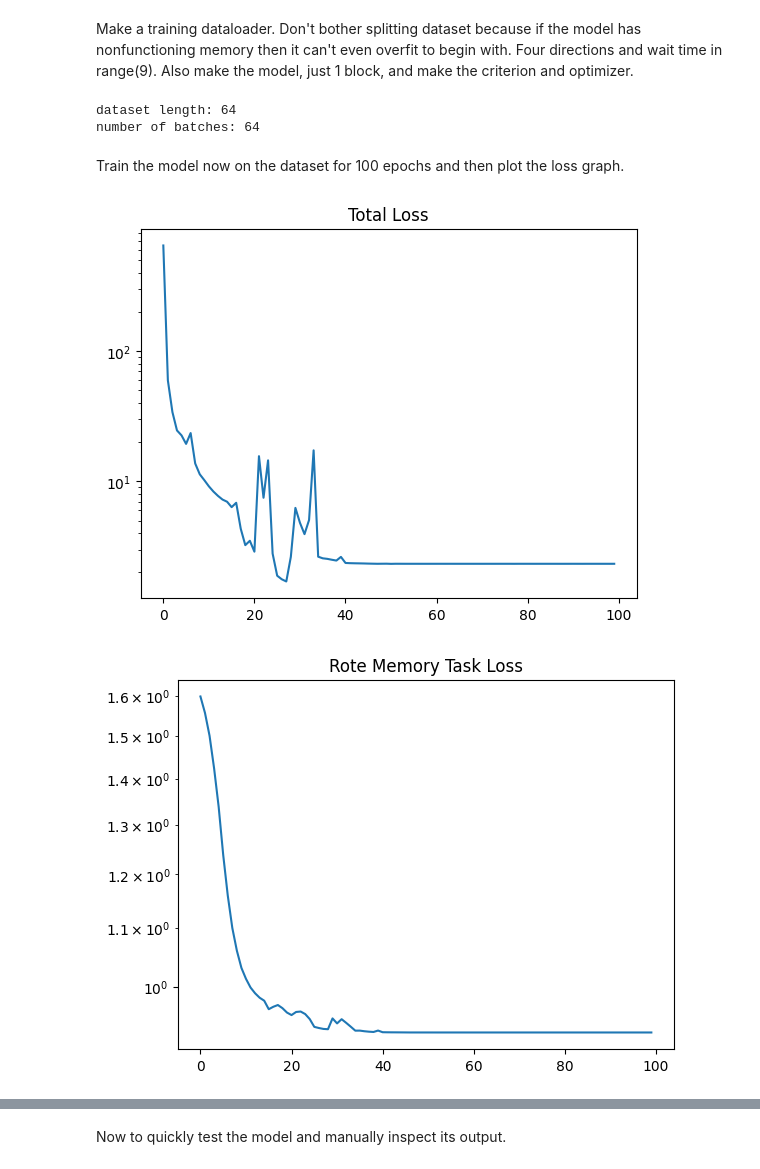
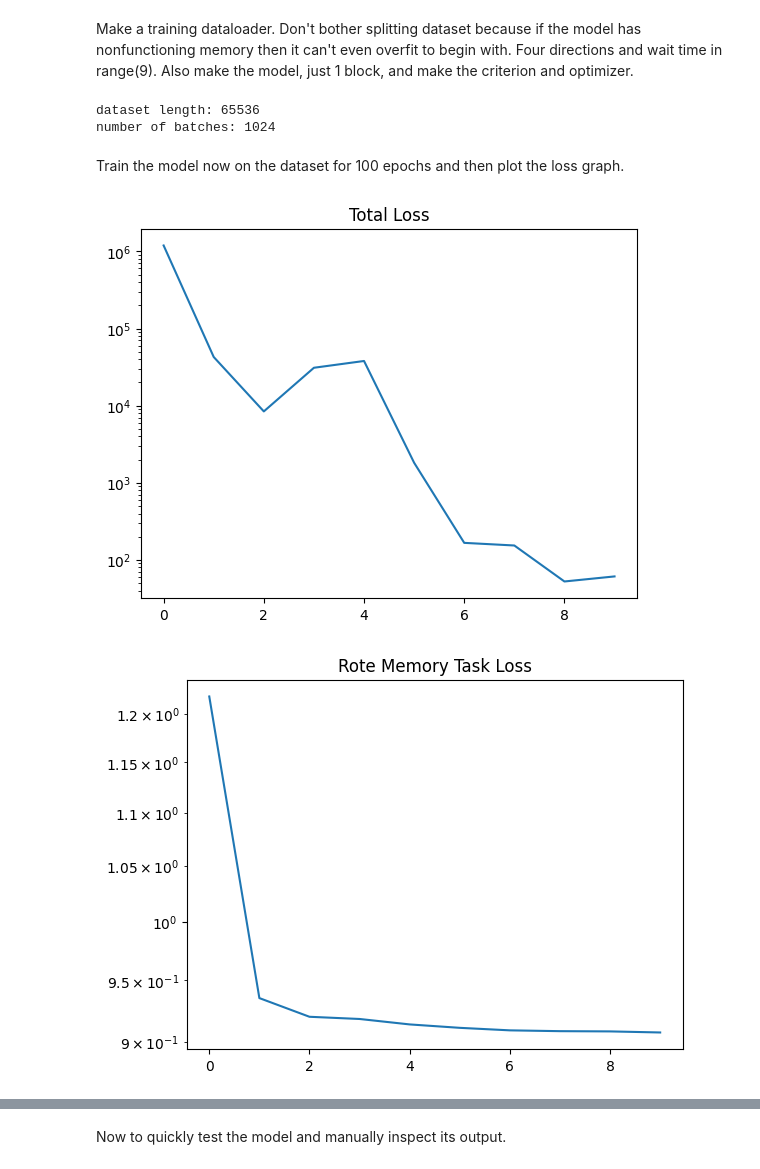
Before and after one commit to IanPTan/MoPeA, a Jupyter notebook: src/rote_test.ipynb, the cells around one changed output, grey strips where cells are left out. Saved outputs shown, nothing was run; the diff lists cells and outputs as text; code cells hidden in the pictures.

Commit message:
extended sequence length, and fixed up a couple cells

```diff
--- a/src/rote_test.ipynb
+++ b/src/rote_test.ipynb
@@ -77,14 +77,14 @@ tensor([[4, 4, 4, 4, 4, 3, 3, 3, 3]])
 Make a training dataloader. Don't bother splitting dataset because if the model has nonfunctioning memory then it can't even overfit to begin with. Four directions and wait time in range(9). Also make the model, just 1 block, and make the criterion and optimizer.
 # %%
 DIRECTIONS = 4
-SEQ_LEN = 3
+SEQ_LEN = 8
 
 
 
 #dataset = ODRDataset(DIRECTIONS, 10, 20)
 dataset = RoteDataset(DIRECTIONS, SEQ_LEN)
-dataloader = DataLoader(dataset, batch_size=1, shuffle=True)
-model = mm.MoPeAModel(DIRECTIONS + 1, DIRECTIONS * SEQ_LEN * 2, DIRECTIONS + 1, DIRECTIONS, depth=1)
+dataloader = DataLoader(dataset, batch_size=64, shuffle=True)
+model = mm.MoPeAModel(DIRECTIONS + 1, DIRECTIONS * 2, DIRECTIONS + 1, DIRECTIONS, depth=1)
 
 raw_criterion = nn.CrossEntropyLoss(reduction="none")
 def criterion(outputs, labels):
@@ -110,8 +110,8 @@ scheduler = optim.lr_scheduler.ReduceLROnPlateau(
 
 print(f"dataset length: {len(dataset)}\nnumber of batches: {len(dataloader)}")
 # %% [output]
-dataset length: 64
-number of batches: 64
+dataset length: 65536
+number of batches: 1024
 # %% [markdown]
 Train the model now on the dataset for 100 epochs and then plot the loss graph.
 # %%
@@ -119,12 +119,12 @@ model.train()
 losses = []
 rote_losses = []
 mem_losses = []
-pbar = tqdm(range(100))
+pbar = tqdm(range(10), desc="Training...", unit="epoch")
 for epoch in pbar:
     total_loss = 0
     total_rote_loss = 0
     total_mem_loss = 0
-    for x, labels in dataloader:
+    for x, labels in tqdm(dataloader, desc=f"T{epoch}", unit="batch"):
         optimizer.zero_grad()
 
         outputs, _, _, _, mem_loss, _, _, _ = model(x)
@@ -143,32 +143,32 @@ for epoch in pbar:
     avg_loss = total_loss / len(dataloader)
     avg_rote_loss = total_rote_loss / len(dataloader)
     avg_mem_loss = total_mem_loss / len(dataloader)
     losses.append(avg_loss)
     rote_losses.append(avg_rote_loss)
     mem_losses.append(avg_mem_loss)
     current_lr = optimizer.param_groups[0]['lr']
     pbar.set_postfix(L=f"{avg_loss:.4f}", TL=f"{avg_rote_loss:.4f}", ML=f"{avg_mem_loss:.4f}", lr=current_lr)
 
     scheduler.step(avg_loss)
 
 pt.save(model.state_dict(), 'backup.pth')
 model.eval()
 print()
 
 plt.plot(losses)
 plt.title("Total Loss")
 plt.yscale("log")
 plt.show()
 
 plt.plot(rote_losses)
 plt.title("Rote Memory Task Loss")
 plt.yscale("log")
 plt.show()
 
 plt.plot(mem_losses)
 plt.title("Memory Loss")
 plt.yscale("log")
 plt.show()
 # %% [output]
-[figure, old version]
+[figure, new version]
-[figure, old version]
+[figure, new version]
```
Also changed, not shown: parts of 5 cells of this notebook, 5 other files.
